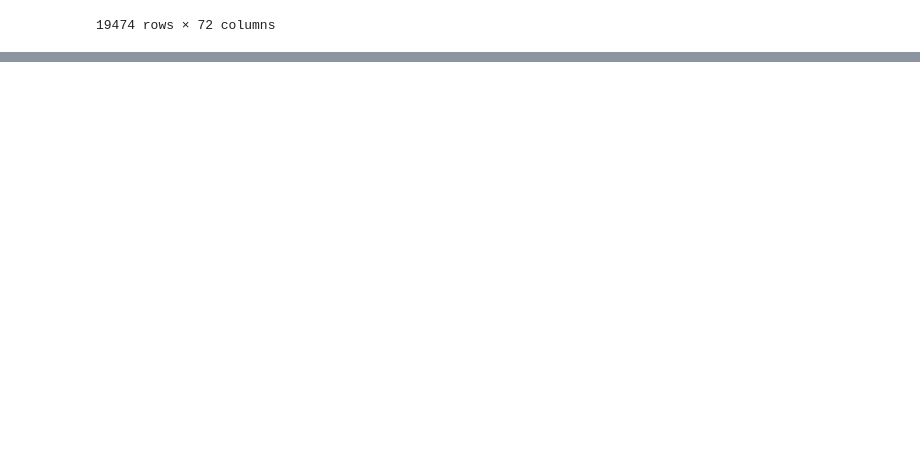
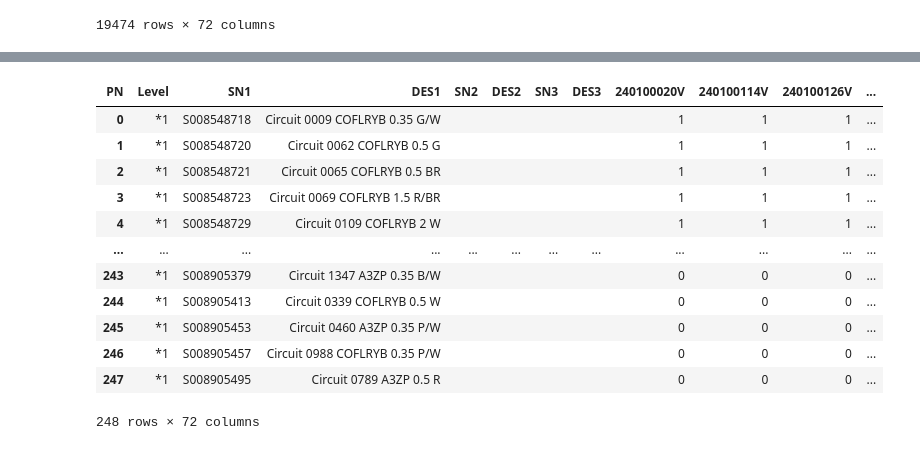
Before and after one commit to Abdelhamid2c/Automation-of-Data-Integration, a Jupyter notebook: Notebooks/MMSTA_separator_Pandas.ipynb, the cells around one changed output, grey strips where cells are left out. Drawn from its saved outputs; the diff is of its cells as text; code cells hidden in the pictures; blank space fills up the shorter version.

```diff
--- a/Notebooks/MMSTA_separator_Pandas.ipynb
+++ b/Notebooks/MMSTA_separator_Pandas.ipynb
@@ -149,5 +149,5 @@ df_mmsta
 | 36418 | *1 | 240100020V | S008548822 | Circuit 0843 COFLRYB 0.75 R/BR | S008548648 | Circuit 1294 COFLRYB 0.35 P/W | S008548490 | Circuit 1377 COFLRYB 0.35 DL/W | 1 |
 36419 rows × 9 columns
 # %%
-df_mmsta = df_mmsta.replace(to_replace='None', value=' ')
-df_mmsta
+# df_mmsta = df_mmsta.replace(to_replace='None', value=' ')
+# df_mmsta
@@ -214,0 +206,5 @@ df_mmsta_pivot
+# %%
+df_fil_simple = df_mmsta_pivot [df_mmsta_pivot['DES1'].apply(lambda x : 'circuit' in x.lower())]
+Fil_simple_sheet = wb.sheets.add(after=Sep_sheet)
+# Fil_simple_sheet.name = "Fil Simple"
+Fil_simple_sheet.range("A1").value = [df_fil_simple.columns.tolist()] + df_fil_simple.values.tolist()
@@ -214,0 +248,4 @@ df_mmsta_pivot
+# %%
+# Correction de l'erreur de conversion des types de données dans df_fil_simple
+df_fil_simple[df_fil_simple.columns[7:]] = df_fil_simple[df_fil_simple.columns[7:]].apply(pd.to_numeric, errors='coerce').fillna(0).astype(int)
+df_fil_simple.dtypes
@@ -214,0 +271,30 @@ df_mmsta_pivot
+# %%
+columns_to_agg = list(df_fil_simple.columns[7:])
+
+agg_dict = {col: 'sum' for col in columns_to_agg}
+
+df_fil_simple = df_fil_simple.groupby(['Level','SN1']).agg({
+    'DES1': 'first',
+    'SN2': 'first',
+    'DES2': 'first',
+    'SN3': 'first',
+    'DES3': 'first',
+    **agg_dict
+
+}).reset_index()
+
+df_fil_simple
+# %% [output]
+| PN | Level | SN1 | DES1 | SN2 | DES2 | SN3 | DES3 | 240100020V | 240100114V | 240100126V | ... |
+| 0 | *1 | S008548718 | Circuit 0009 COFLRYB 0.35 G/W |  |  |  |  | 1 | 1 | 1 | ... |
+| 1 | *1 | S008548720 | Circuit 0062 COFLRYB 0.5 G |  |  |  |  | 1 | 1 | 1 | ... |
+| 2 | *1 | S008548721 | Circuit 0065 COFLRYB 0.5 BR |  |  |  |  | 1 | 1 | 1 | ... |
+| 3 | *1 | S008548723 | Circuit 0069 COFLRYB 1.5 R/BR |  |  |  |  | 1 | 1 | 1 | ... |
+| 4 | *1 | S008548729 | Circuit 0109 COFLRYB 2 W |  |  |  |  | 1 | 1 | 1 | ... |
+| ... | ... | ... | ... | ... | ... | ... | ... | ... | ... | ... | ... |
+| 243 | *1 | S008905379 | Circuit 1347 A3ZP 0.35 B/W |  |  |  |  | 0 | 0 | 0 | ... |
+| 244 | *1 | S008905413 | Circuit 0339 COFLRYB 0.5 W |  |  |  |  | 0 | 0 | 0 | ... |
+| 245 | *1 | S008905453 | Circuit 0460 A3ZP 0.35 P/W |  |  |  |  | 0 | 0 | 0 | ... |
+| 246 | *1 | S008905457 | Circuit 0988 COFLRYB 0.35 P/W |  |  |  |  | 0 | 0 | 0 | ... |
+| 247 | *1 | S008905495 | Circuit 0789 A3ZP 0.5 R |  |  |  |  | 0 | 0 | 0 | ... |
+248 rows × 72 columns
```
Also changed, not shown: parts of 16 cells of this notebook.
